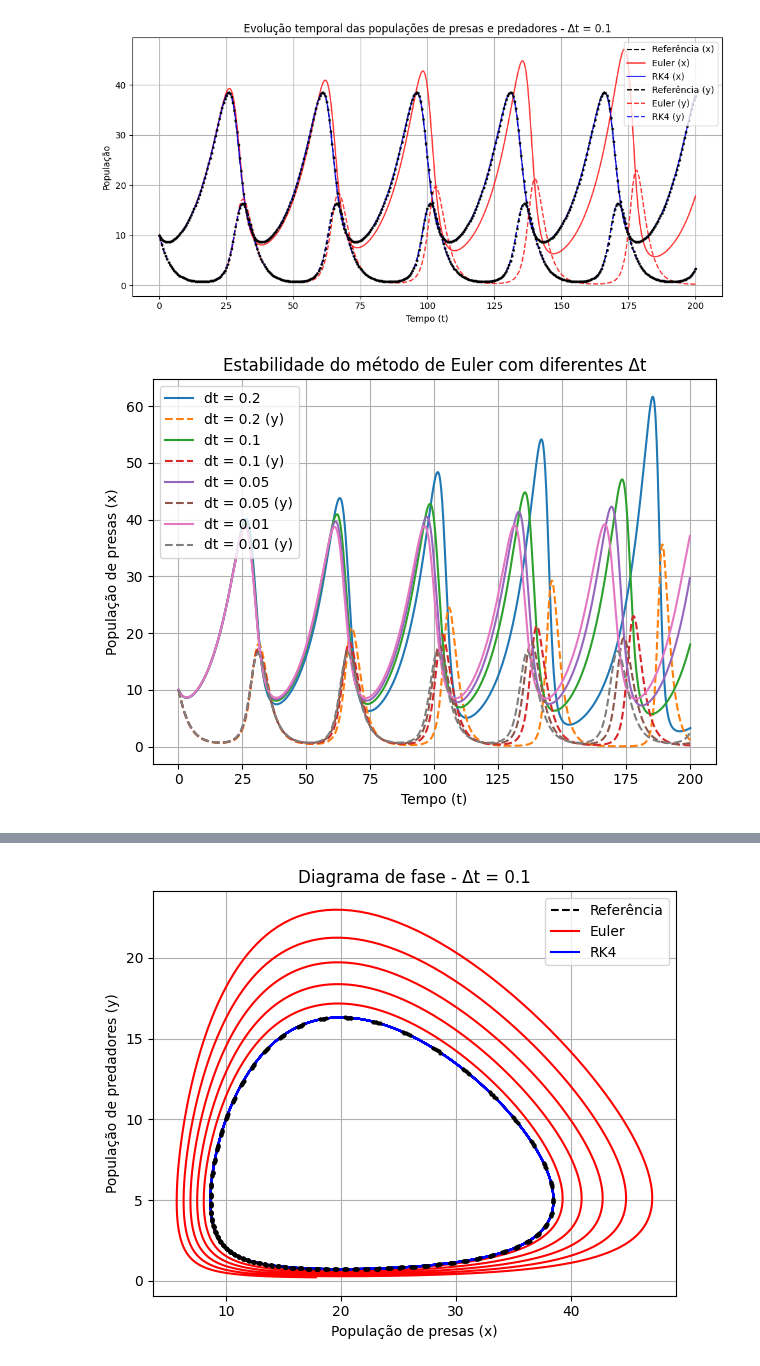
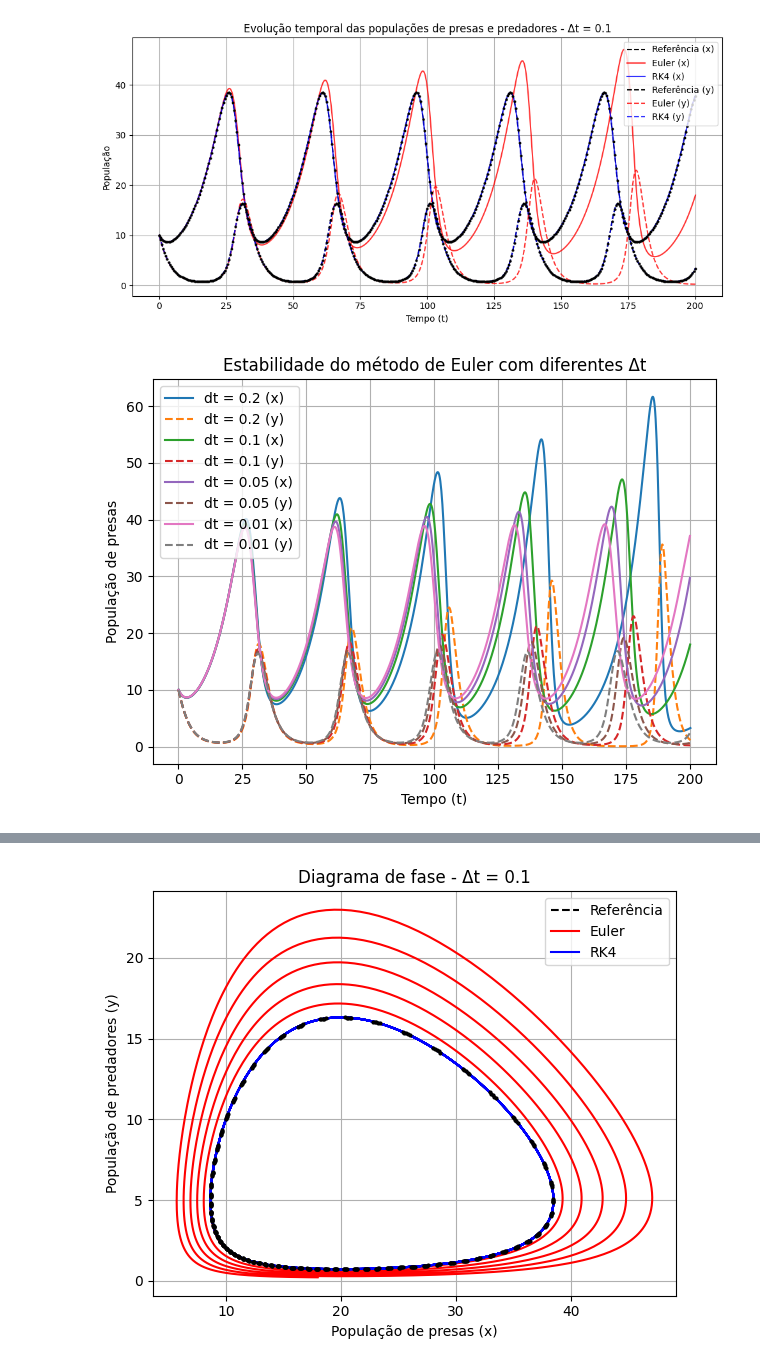
Before and after one commit to andreaoliveira9/Projeto-SO-1-Sim, a Jupyter notebook: recurso/src/ex2/analysis.ipynb, the cells around one changed output, grey strips where cells are left out. Cells and saved outputs as stored; diff of their text form; code cells hidden in the pictures.

```diff
--- a/recurso/src/ex2/analysis.ipynb
+++ b/recurso/src/ex2/analysis.ipynb
@@ -102,17 +102,17 @@ plt.show()
 # %%
 for dt in dt_values:
     t, x, y = simulate(x0, y0, alpha, beta, delta, gamma, dt, tfinal, "euler")
-    plt.plot(t, x, label=f"dt = {dt}")
+    plt.plot(t, x, label=f"dt = {dt} (x)")
     plt.plot(t, y, linestyle='--', label=f"dt = {dt} (y)")
 plt.xlabel("Tempo (t)")
-plt.ylabel("População de presas (x)")
+plt.ylabel("População de presas")
 plt.title("Estabilidade do método de Euler com diferentes Δt")
 plt.legend()
 plt.grid(True)
 plt.tight_layout()
 plt.show()
 # %% [output]
-[figure, old version]
+[figure, new version]
 # %%
 for dt in dt_values:
     t, x, y = simulate(x0, y0, alpha, beta, delta, gamma, dt, tfinal, "rk4")
```
Also changed, not shown: parts of 2 cells of this notebook.
